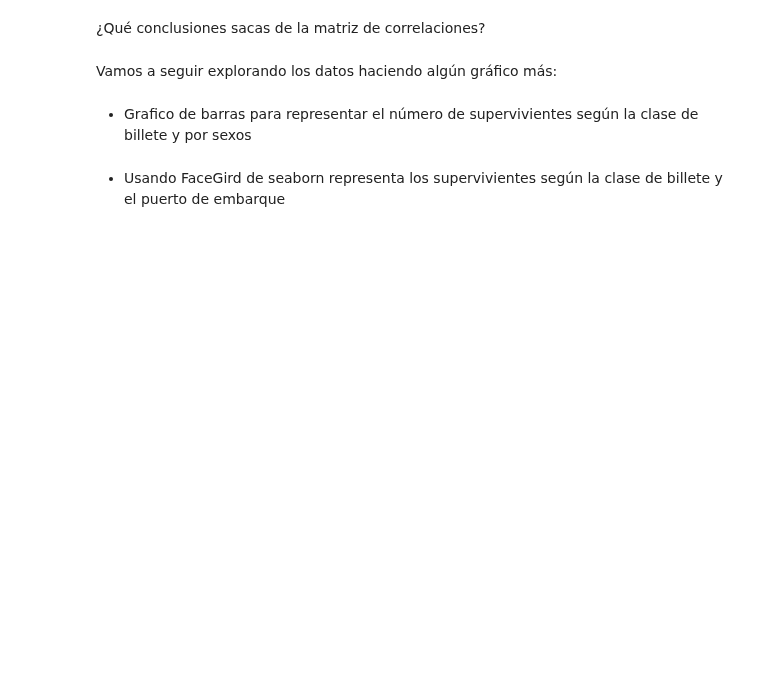
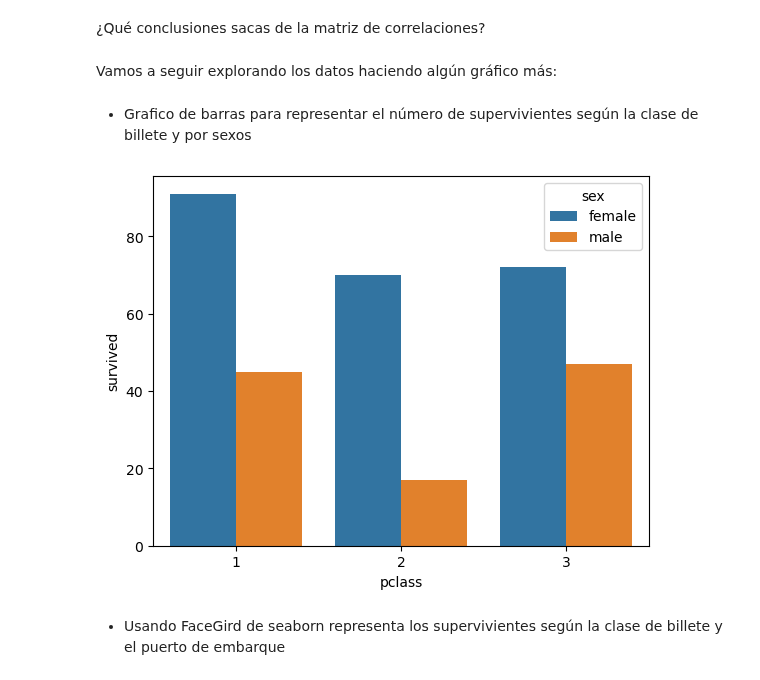
Before and after one commit to Elena2332/iabd, a Jupyter notebook: ia/sapa/2_4Ejercicios.ipynb, the cells around one changed output. Cells and saved outputs as stored; diff of their text form; code cells hidden in the pictures; blank space fills up the shorter version.

```diff
--- a/ia/sapa/2_4Ejercicios.ipynb
+++ b/ia/sapa/2_4Ejercicios.ipynb
@@ -237,5 +321,11 @@ Representa la matriz de correlaciones (representa directamente la matriz usando
 Vamos a seguir explorando los datos haciendo algún gráfico más:
 # %% [markdown]
 - Grafico de barras para representar el número de supervivientes según la clase de billete y por sexos
+# %%
+df_supervivientes_clase_genero = df_tit_cribado.groupby(['sex','pclass'])['survived'].sum().reset_index()
+sns.barplot(df_supervivientes_clase_genero, x='pclass', y='survived',hue='sex')
+plt.show()
+# %% [output]
+[figure, added]
 # %% [markdown]
 - Usando FaceGird de seaborn representa los supervivientes según la clase de billete y el puerto de embarque
```
Also changed, not shown: parts of 15 cells of this notebook.
